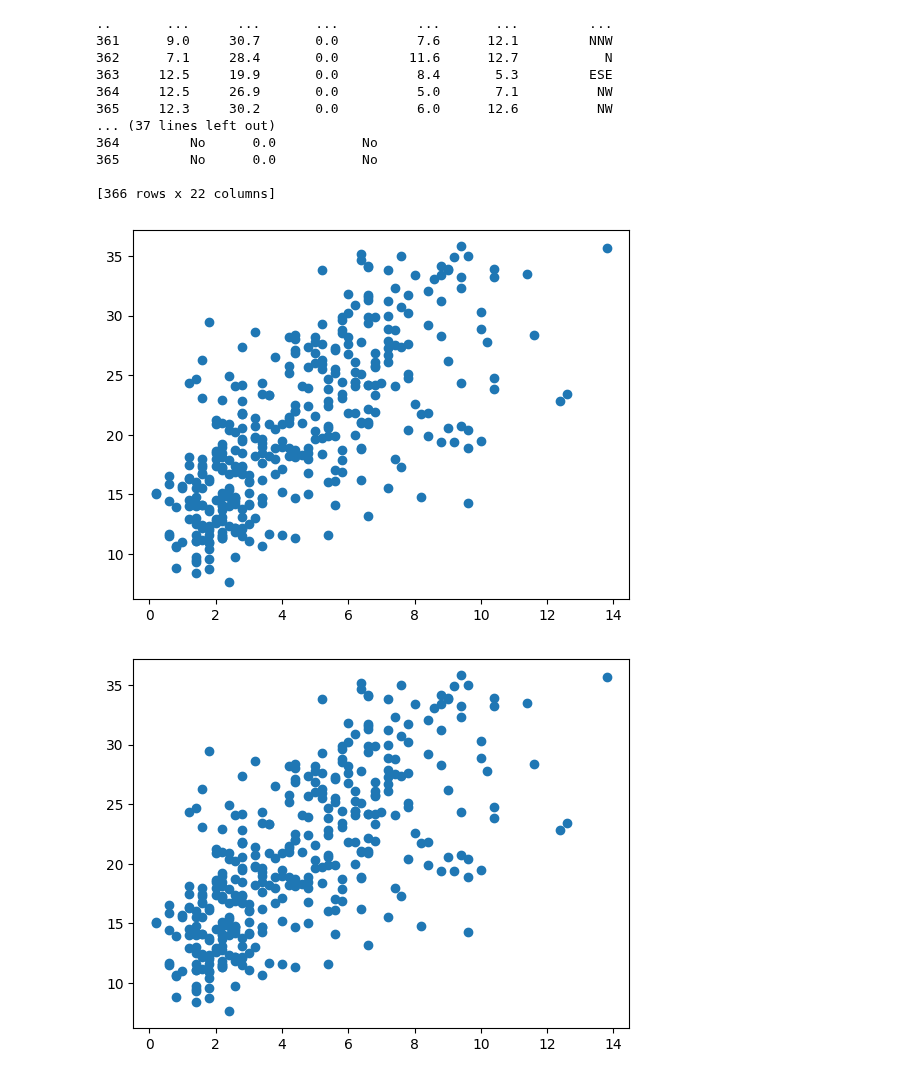
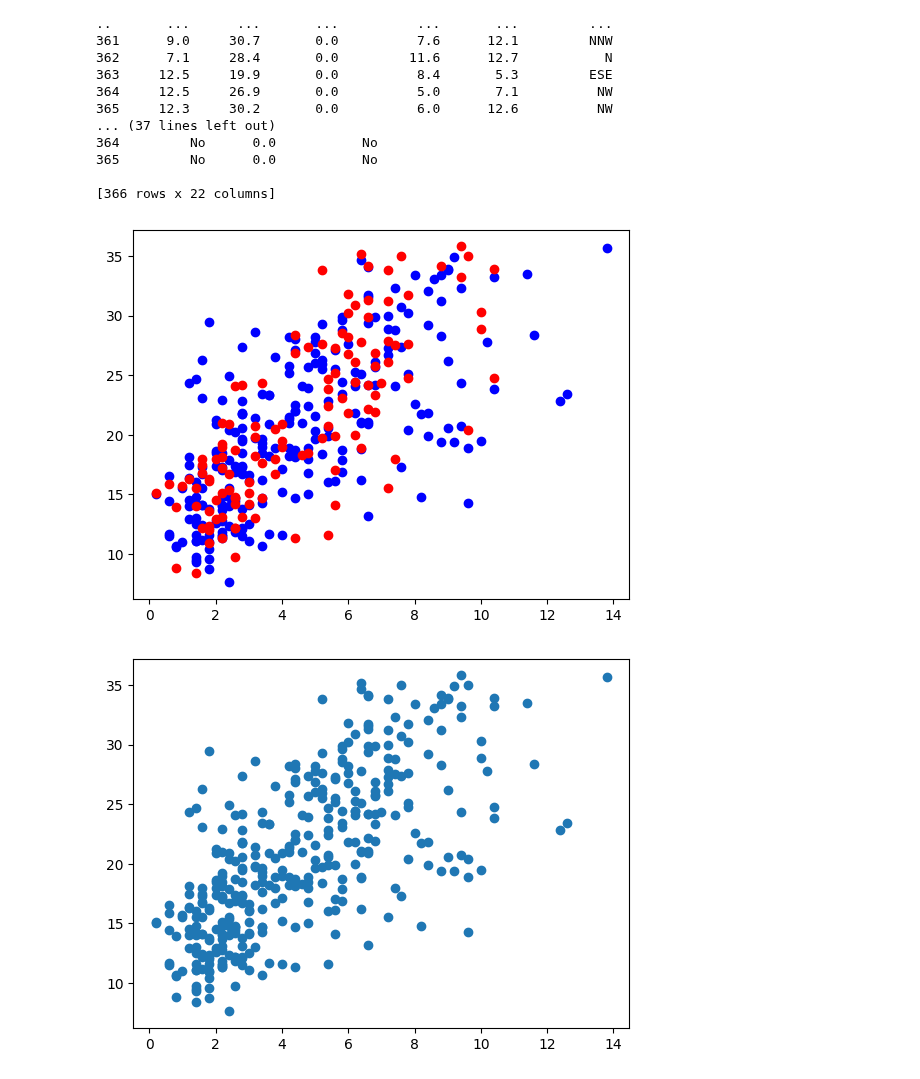
Before and after one commit to RITO20/ju_lab, a Jupyter notebook: Diptadip/LAB_2/lab_2.ipynb, the cells around one changed output. Cells and saved outputs as stored; diff of their text form; code cells hidden in the pictures.

```diff
--- a/Diptadip/LAB_2/lab_2.ipynb
+++ b/Diptadip/LAB_2/lab_2.ipynb
@@ -25,7 +25,7 @@ import pandas as pd
 import matplotlib.pyplot as plt
 import numpy as np
 # %%
-weather_data = pd.read_csv('/home/rito/ju_class/weather.csv')
+weather_data = pd.read_csv('/home/rito/ju_class/Diptadip/weather.csv')
 weather_df = pd.DataFrame(weather_data)
 print(weather_df)
 # %% [output]
@@ -47,21 +47,28 @@ print(weather_df)
 
 [366 rows x 22 columns]
 # %%
-l = len(weather_df.Evaporation)
+# Convert to numpy arrays (optional but good practice)
+x_data = np.array(weather_df.Evaporation)
+y_data = np.array(weather_df.MaxTemp)
 
-x_data = weather_df.Evaporation
-y_data = weather_df.MaxTemp
+# Create random indices for training (2/3 of data)
+train_indices = np.random.choice(len(x_data), int(2 * len(x_data) / 3), replace=False)
 
-x_train = weather_df.Evaporation[:l//2]
-y_train = weather_df.MaxTemp[:l//2]
+# Remaining indices for testing
+test_indices = np.setdiff1d(np.arange(len(x_data)), train_indices)
 
-x_test = weather_df.Evaporation[l//2:]
-y_test = weather_df.MaxTemp[l//2:]
+# Split data
+x_train = x_data[train_indices]
+y_train = y_data[train_indices]
+
+x_test = x_data[test_indices]
+y_test = y_data[test_indices]
 # %%
-plt.scatter(x_data,y_data)
+plt.scatter(x_train,y_train,color="blue")
+plt.scatter(x_test,y_test,color='red')
 plt.show()
 # %% [output]
-[figure, old version]
+[figure, new version]
 # %%
 #error function
 def errror_func(m,b,x,y):
```
Also changed, not shown: parts of 2 cells of this notebook, 1 other file.
